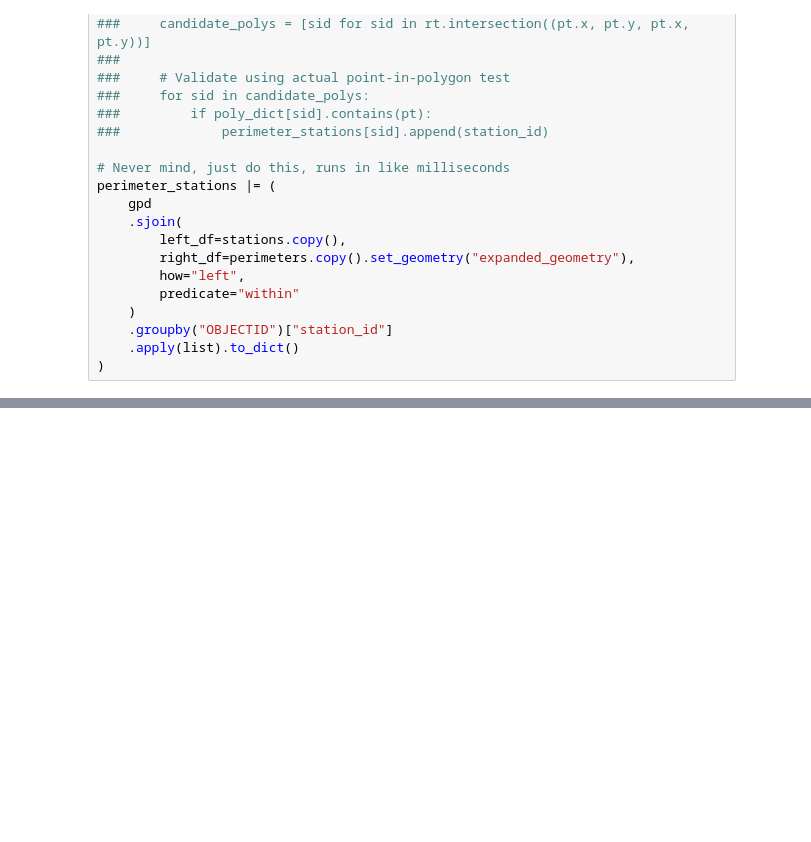
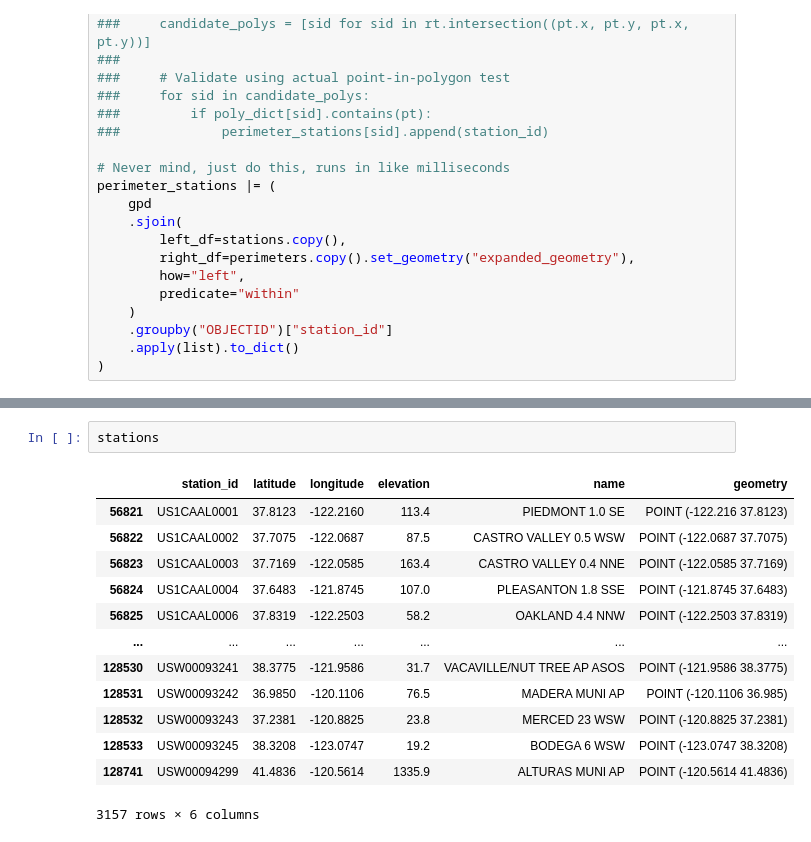
Before and after one commit to nathanrethwisch/FinalProjectDS4010A, a Jupyter notebook: py-notebooks/california-fire-with-datalake.ipynb, the cells around one changed output, grey strips where cells are left out. Drawn from its saved outputs; the diff is of its cells as text; blank space fills up the shorter version.

```diff
--- a/py-notebooks/california-fire-with-datalake.ipynb
+++ b/py-notebooks/california-fire-with-datalake.ipynb
@@ -213,0 +225,16 @@ data.query_ghcnd(pc.scalar(True))
+# %%
+stations
+# %% [output]
+|  | station_id | latitude | longitude | elevation | name | geometry |
+| 56821 | US1CAAL0001 | 37.8123 | -122.2160 | 113.4 | PIEDMONT 1.0 SE | POINT (-122.216 37.8123) |
+| 56822 | US1CAAL0002 | 37.7075 | -122.0687 | 87.5 | CASTRO VALLEY 0.5 WSW | POINT (-122.0687 37.7075) |
+| 56823 | US1CAAL0003 | 37.7169 | -122.0585 | 163.4 | CASTRO VALLEY 0.4 NNE | POINT (-122.0585 37.7169) |
+| 56824 | US1CAAL0004 | 37.6483 | -121.8745 | 107.0 | PLEASANTON 1.8 SSE | POINT (-121.8745 37.6483) |
+| 56825 | US1CAAL0006 | 37.8319 | -122.2503 | 58.2 | OAKLAND 4.4 NNW | POINT (-122.2503 37.8319) |
+| ... | ... | ... | ... | ... | ... | ... |
+| 128530 | USW00093241 | 38.3775 | -121.9586 | 31.7 | VACAVILLE/NUT TREE AP ASOS | POINT (-121.9586 38.3775) |
+| 128531 | USW00093242 | 36.9850 | -120.1106 | 76.5 | MADERA MUNI AP | POINT (-120.1106 36.985) |
+| 128532 | USW00093243 | 37.2381 | -120.8825 | 23.8 | MERCED 23 WSW | POINT (-120.8825 37.2381) |
+| 128533 | USW00093245 | 38.3208 | -123.0747 | 19.2 | BODEGA 6 WSW | POINT (-123.0747 38.3208) |
+| 128741 | USW00094299 | 41.4836 | -120.5614 | 1335.9 | ALTURAS MUNI AP | POINT (-120.5614 41.4836) |
+3157 rows × 6 columns
```
Also changed, not shown: parts of 10 cells of this notebook, 15 other files.
